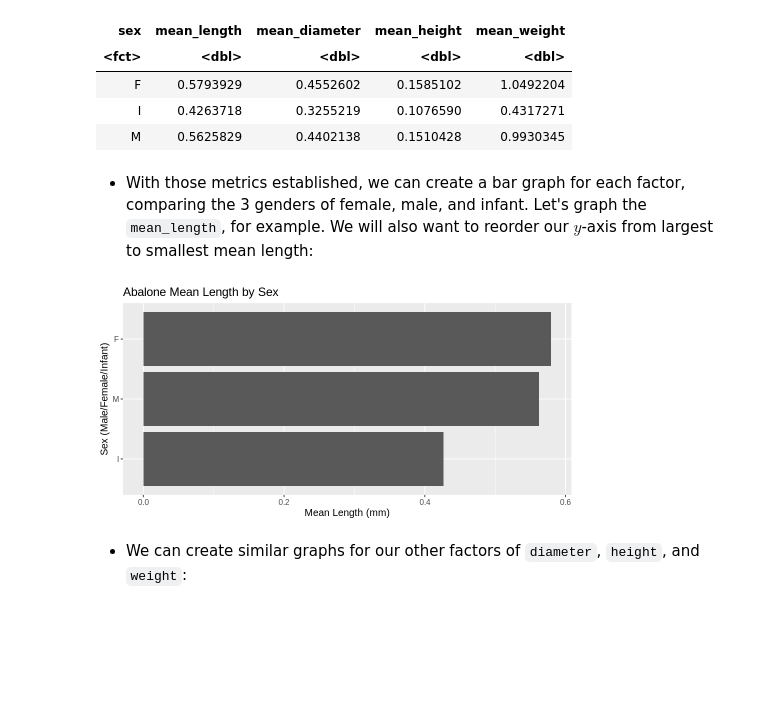
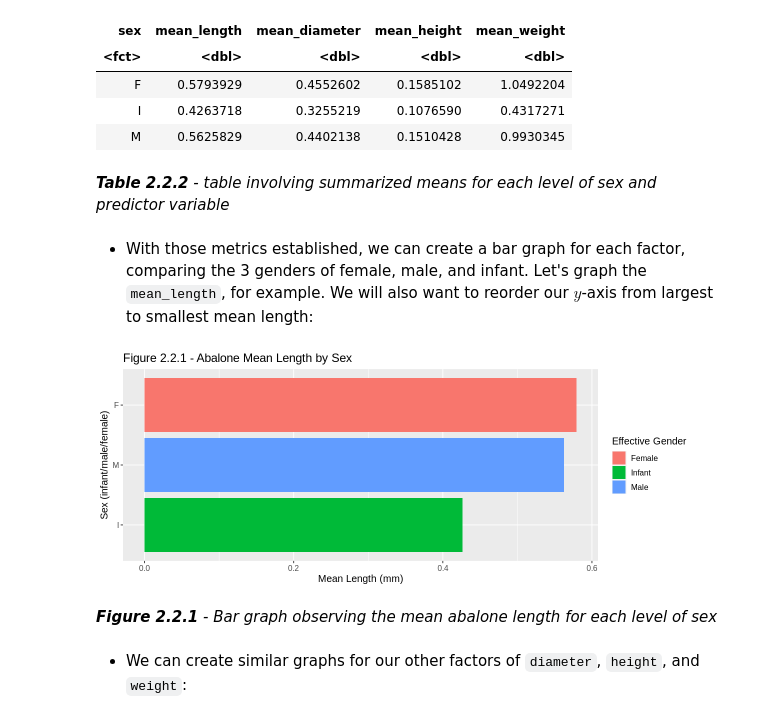
Before and after one commit to mmung3/dsci-100-2022w2-group-22, a Jupyter notebook: group_project_report.ipynb, the cells around one changed output. Saved outputs shown, nothing was run; the diff lists cells and outputs as text; code cells hidden in the pictures; blank space fills up the shorter version.

Commit message:
moved docs content and added figure names

```diff
--- a/group_project_report.ipynb
+++ b/group_project_report.ipynb
@@ -178,19 +171,28 @@ A tibble: 3 × 5
 | F | 0.5793929 | 0.4552602 | 0.1585102 | 1.0492204 |
 | I | 0.4263718 | 0.3255219 | 0.1076590 | 0.4317271 |
 | M | 0.5625829 | 0.4402138 | 0.1510428 | 0.9930345 |
+# %% [markdown]
+***Table 2.2.2** - table involving summarized means for each level of sex and predictor variable*
 # %% [markdown]
 - With those metrics established, we can create a bar graph for each factor, comparing the 3 genders of female, male, and infant. Let's graph the `mean_length`, for example. We will also want to reorder our $y$-axis from largest to smallest mean length:
 # %%
+options(repr.plot.width = 10, repr.plot.height = 4)
+
 abalone_graph_length <- abalone_summarize |>
         ggplot(aes(x=mean_length,
-                   y=fct_reorder(sex, mean_length))) +
+                   y=fct_reorder(sex, mean_length),
+                   fill=sex)) +
         geom_bar(stat="identity") +
-        labs(x = "Mean Length (mm)", y = "Sex (Male/Female/Infant)", title="Abalone Mean Length by Sex") +
+        labs(x = "Mean Length (mm)", y = "Sex (infant/male/female)",
+            title="Figure 2.2.1 - Abalone Mean Length by Sex", fill="Effective Gender") +
+        scale_fill_discrete(labels=c("Female", "Infant", "Male")) +
         theme(text = element_text(size = 12))
 
 abalone_graph_length
 # %% [output]
-[figure, old version]
+[figure, new version]
+# %% [markdown]
+***Figure 2.2.1** - Bar graph observing the mean abalone length for each level of sex*
 # %% [markdown]
 - We can create similar graphs for our other factors of `diameter`, `height`, and `weight`:
 # %%
```
Also changed, not shown: parts of 72 cells of this notebook.
